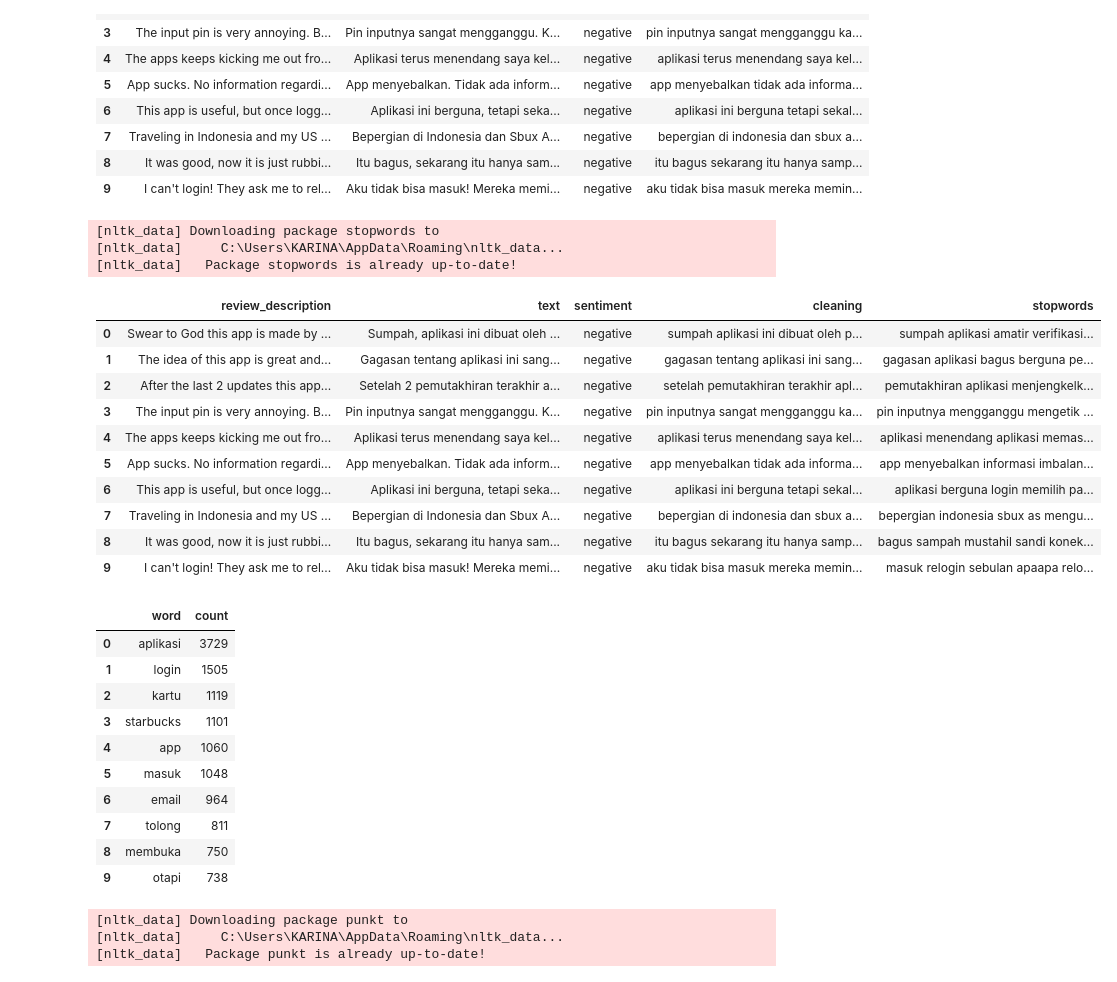
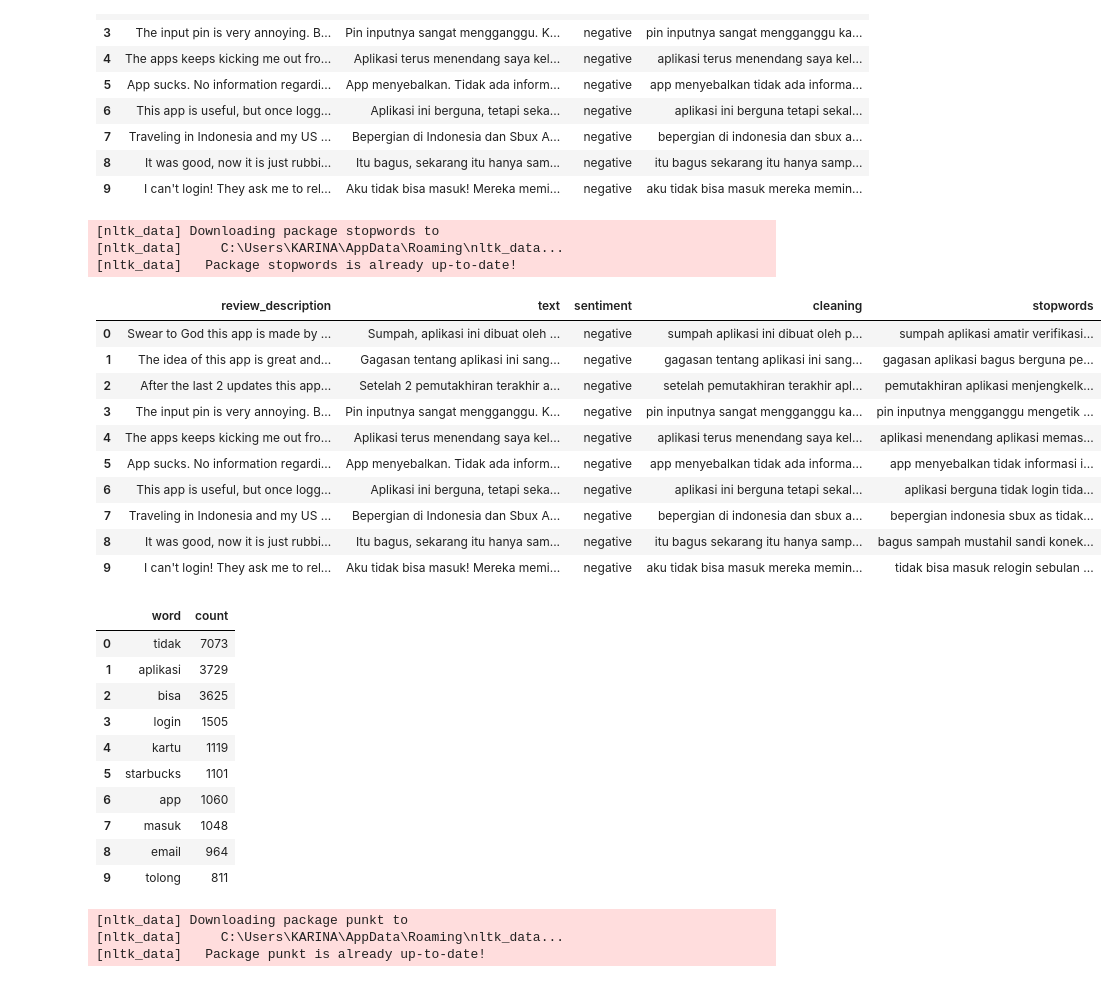
Before and after one commit to alamcahyo/Private_prjct_Alam_coffee, a Jupyter notebook: Skripsi Full/Skripsi_Full.ipynb, the cells around one changed output. Drawn from its saved outputs; the diff is of its cells as text; code cells hidden in the pictures.

```diff
--- a/Skripsi Full/Skripsi_Full.ipynb
+++ b/Skripsi Full/Skripsi_Full.ipynb
@@ -135,26 +108,28 @@ df.head(10)
 # %%
 # STOPWORDS
 import nltk
 nltk.download('stopwords')
 from nltk.corpus import stopwords
 stop = stopwords.words('indonesian')
+stop.remove('tidak')
+stop.remove('bisa')
 df['stopwords'] = df['cleaning'].apply(lambda x:' '.join([word for word in x.split() if word not in (stop)]))
 df.head(10)
 # %% [output]
 [nltk_data] Downloading package stopwords to
 [nltk_data]     C:\Users\KARINA\AppData\Roaming\nltk_data...
 [nltk_data]   Package stopwords is already up-to-date!
 |  | review_description | text | sentiment | cleaning | stopwords |
 | 0 | Swear to God this app is made by ... | Sumpah, aplikasi ini dibuat oleh ... | negative | sumpah aplikasi ini dibuat oleh p... | sumpah aplikasi amatir verifikasi... |
 | 1 | The idea of this app is great and... | Gagasan tentang aplikasi ini sang... | negative | gagasan tentang aplikasi ini sang... | gagasan aplikasi bagus berguna pe... |
 | 2 | After the last 2 updates this app... | Setelah 2 pemutakhiran terakhir a... | negative | setelah pemutakhiran terakhir apl... | pemutakhiran aplikasi menjengkelk... |
 | 3 | The input pin is very annoying. B... | Pin inputnya sangat mengganggu. K... | negative | pin inputnya sangat mengganggu ka... | pin inputnya mengganggu mengetik ... |
 | 4 | The apps keeps kicking me out fro... | Aplikasi terus menendang saya kel... | negative | aplikasi terus menendang saya kel... | aplikasi menendang aplikasi memas... |
-| 5 | App sucks. No information regardi... | App menyebalkan. Tidak ada inform... | negative | app menyebalkan tidak ada informa... | app menyebalkan informasi imbalan... |
-| 6 | This app is useful, but once logg... | Aplikasi ini berguna, tetapi seka... | negative | aplikasi ini berguna tetapi sekal... | aplikasi berguna login memilih pa... |
-| 7 | Traveling in Indonesia and my US ... | Bepergian di Indonesia dan Sbux A... | negative | bepergian di indonesia dan sbux a... | bepergian indonesia sbux as mengu... |
+| 5 | App sucks. No information regardi... | App menyebalkan. Tidak ada inform... | negative | app menyebalkan tidak ada informa... | app menyebalkan tidak informasi i... |
+| 6 | This app is useful, but once logg... | Aplikasi ini berguna, tetapi seka... | negative | aplikasi ini berguna tetapi sekal... | aplikasi berguna tidak login tida... |
+| 7 | Traveling in Indonesia and my US ... | Bepergian di Indonesia dan Sbux A... | negative | bepergian di indonesia dan sbux a... | bepergian indonesia sbux as tidak... |
 | 8 | It was good, now it is just rubbi... | Itu bagus, sekarang itu hanya sam... | negative | itu bagus sekarang itu hanya samp... | bagus sampah mustahil sandi konek... |
-| 9 | I can't login! They ask me to rel... | Aku tidak bisa masuk! Mereka memi... | negative | aku tidak bisa masuk mereka memin... | masuk relogin sebulan apaapa relo... |
+| 9 | I can't login! They ask me to rel... | Aku tidak bisa masuk! Mereka memi... | negative | aku tidak bisa masuk mereka memin... | tidak bisa masuk relogin sebulan ... |
 # %%
 #Working with the most Frequent Words:
 from collections import Counter
@@ -168,16 +143,16 @@ temp.columns=['word', 'count']
 temp
 # %% [output]
 |  | word | count |
-| 0 | aplikasi | 3729 |
-| 1 | login | 1505 |
-| 2 | kartu | 1119 |
-| 3 | starbucks | 1101 |
-| 4 | app | 1060 |
-| 5 | masuk | 1048 |
-| 6 | email | 964 |
-| 7 | tolong | 811 |
-| 8 | membuka | 750 |
-| 9 | otapi | 738 |
+| 0 | tidak | 7073 |
+| 1 | aplikasi | 3729 |
+| 2 | bisa | 3625 |
+| 3 | login | 1505 |
+| 4 | kartu | 1119 |
+| 5 | starbucks | 1101 |
+| 6 | app | 1060 |
+| 7 | masuk | 1048 |
+| 8 | email | 964 |
+| 9 | tolong | 811 |
 # %%
 px.bar(temp, x="count", y="word", title='Commmon Words in Text', orientation='h',
              width=700, height=700)
```
Also changed, not shown: parts of 16 cells of this notebook, 5 other files.
